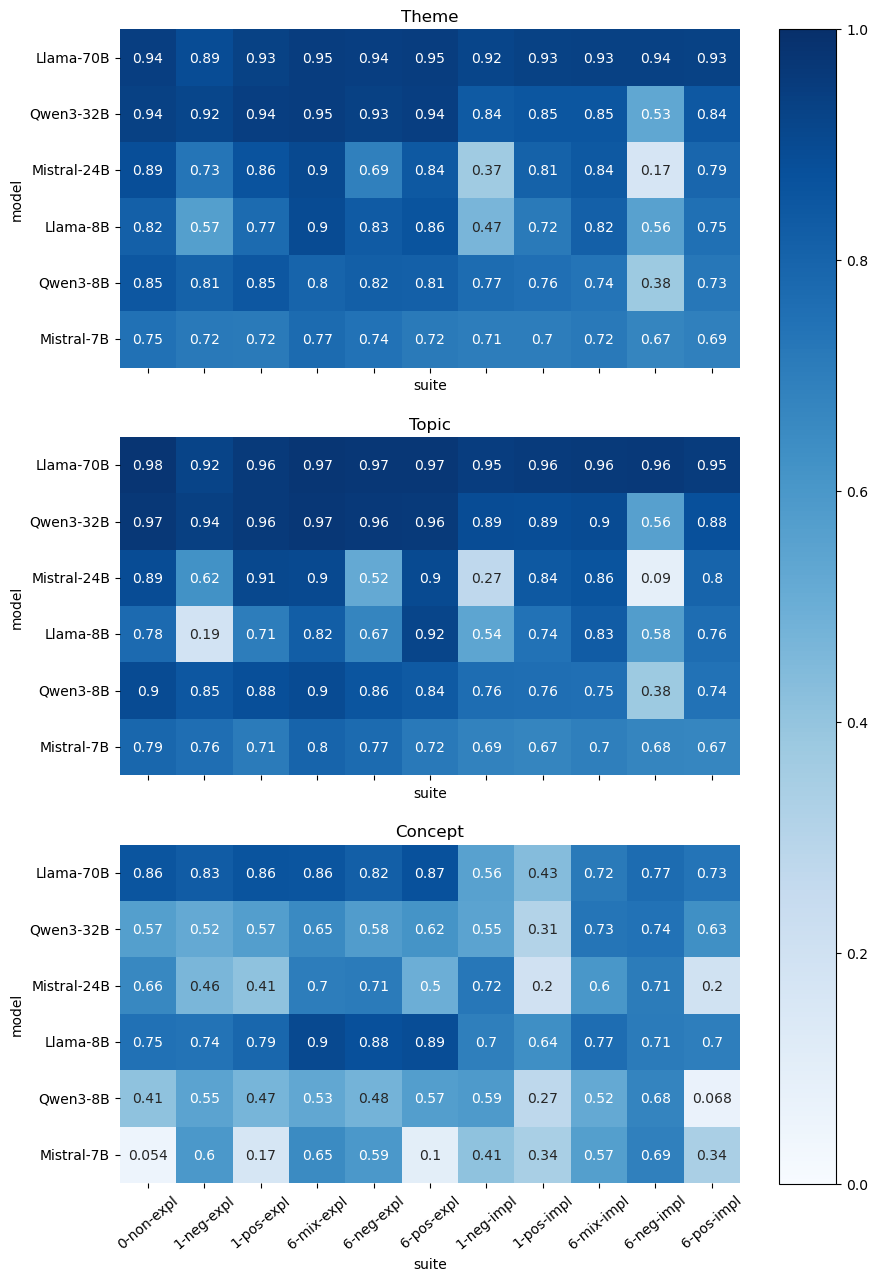
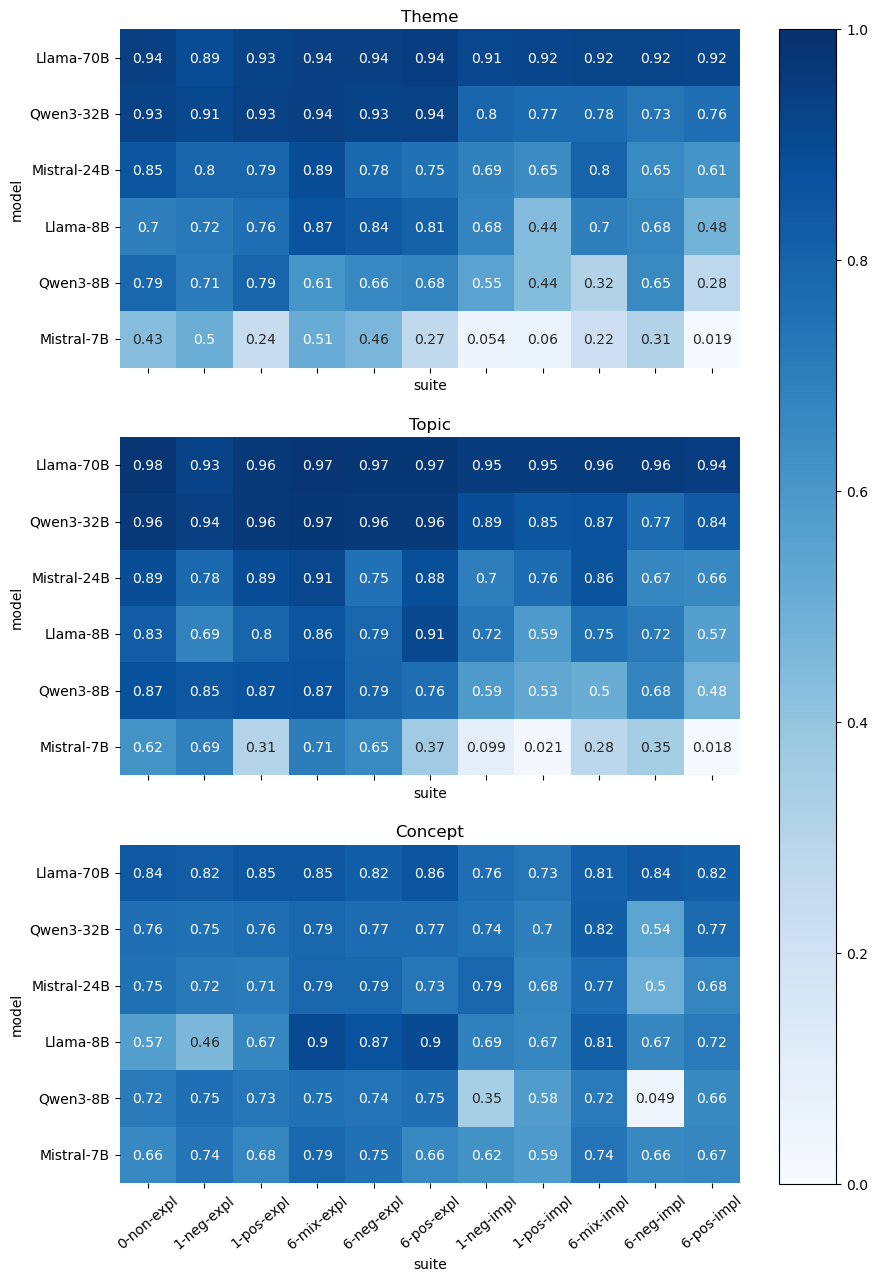
The notebook cell's code change between the first figure and the second:
--- before
+++ after
@@ -6,8 +6,8 @@
 # HEATMAP F1
 ###
-res = pd.read_csv("./data/metrics.csv", sep=";")
+res = pd.read_csv("./data/metrics_v2.csv", sep=";")
 res = res.sort_values(by=["use instructions", "number of demonstrations", "type of demonstrations"])
 res["suite"] = res.apply(get_suite, axis=1)
 
 fig, ax = heatmap(res, metric_cols_f1)
-#plt.savefig("./latex/images/f1_per_suite_v3", bbox_inches="tight")
+plt.savefig("./latex/images/f1_per_suite_v4", bbox_inches="tight")

Commit: Fix f1 calcs